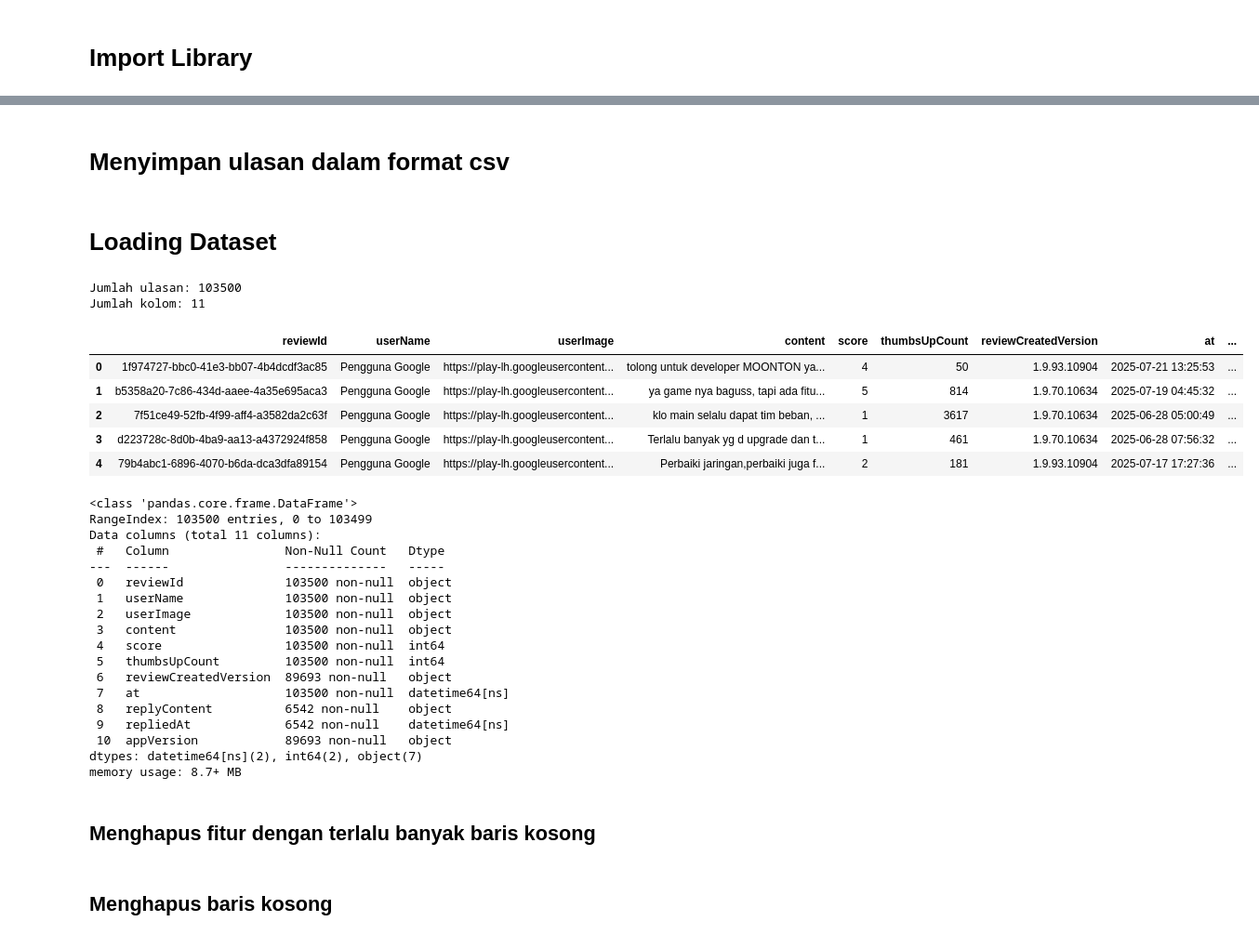
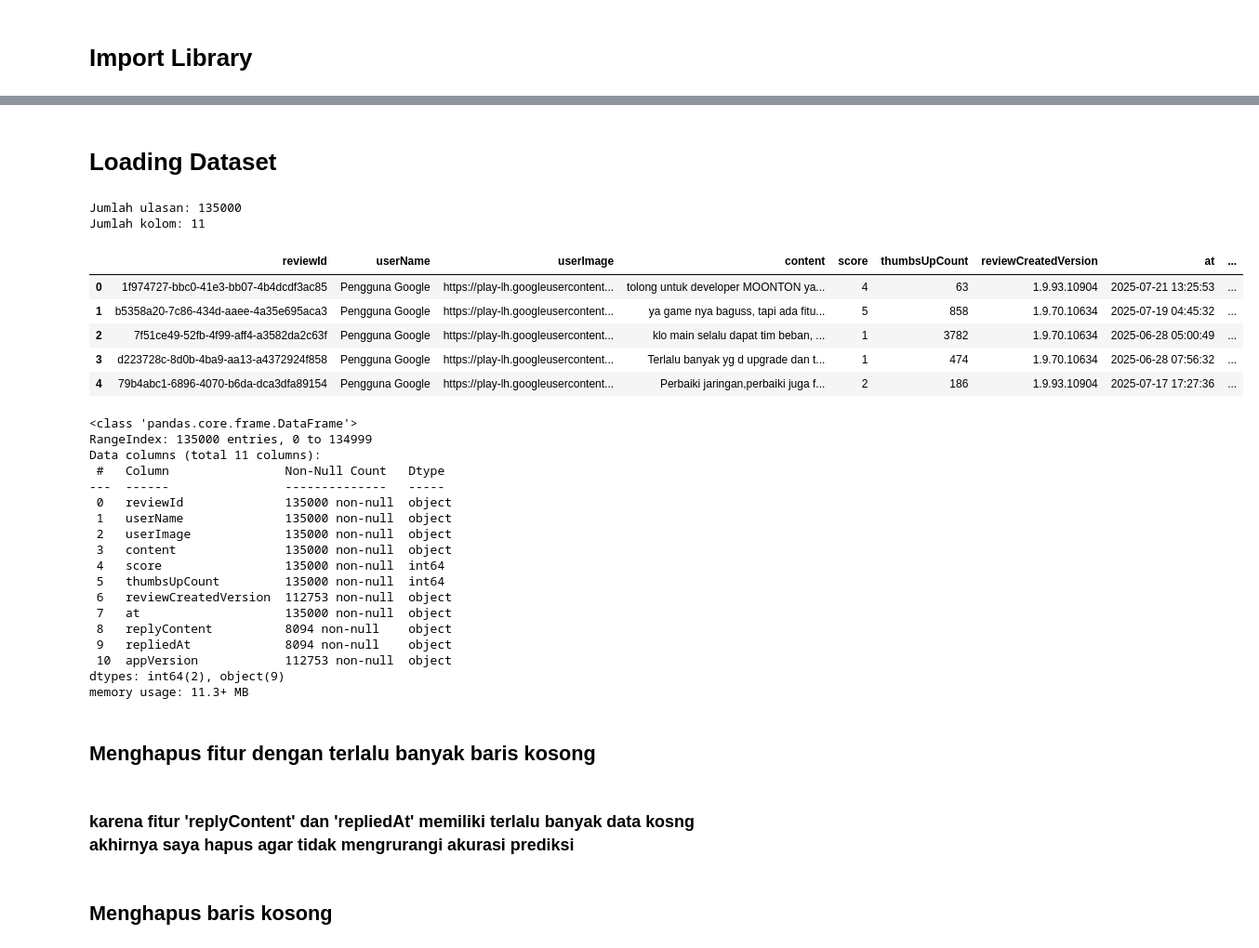
Before and after one commit to Mubarok982/Sentimen-Analisis, a Jupyter notebook: Sentimen_Analisis_pengguna_apk_MLBB.ipynb, the cells around one changed output, grey strips where cells are left out. Shown at 93% size. Saved outputs shown, nothing was run; the diff lists cells and outputs as text; code cells hidden in the pictures.

```diff
--- a/Sentimen_Analisis_pengguna_apk_MLBB.ipynb
+++ b/Sentimen_Analisis_pengguna_apk_MLBB.ipynb
@@ -57,2 +77,0 @@ scrapeview = reviews_all(
-# %% [markdown]
-# **Menyimpan ulasan dalam format csv**
@@ -67,56 +78,52 @@ with open('ulasan_aplikasi_MLBB .csv', mode='w', newline='', encoding='utf-8') a
 # %% [markdown]
 # **Loading Dataset**
 # %%
-app_reviews_df = pd.DataFrame(scrapeview)
-app_reviews_df.shape
-app_reviews_df.head()
-app_reviews_df.to_csv('app_reviews.csv', index=False)
-
-#Membuat dataframe dari hasil scrapeview
-app_reviews_df = pd.DataFrame(scrapeview)
+data = pd.read_csv('ulasan_aplikasi_MLBB.csv')
 
 #menghitung jumlah baris dan kolom dalam dataframe
-jumlah_ulasan, jumlah_kolom = app_reviews_df.shape
+jumlah_ulasan, jumlah_kolom = data.shape
 
 #menampilkan jumlah ulasan dan kolom
 print(f"Jumlah ulasan: {jumlah_ulasan}")
 print(f"Jumlah kolom: {jumlah_kolom}")
 # %% [output]
-Jumlah ulasan: 103500
+Jumlah ulasan: 135000
 Jumlah kolom: 11
 # %%
 # Menampilkan lima baris pertama dari DataFrame app_reviews_df
-app_reviews_df.head()
+data.head()
 # %% [output]
 |  | reviewId | userName | userImage | content | score | thumbsUpCount | reviewCreatedVersion | at | ... |
-| 0 | 1f974727-bbc0-41e3-bb07-4b4dcdf3ac85 | Pengguna Google | https://play-lh.googleusercontent... | tolong untuk developer MOONTON ya... | 4 | 50 | 1.9.93.10904 | 2025-07-21 13:25:53 | ... |
-| 1 | b5358a20-7c86-434d-aaee-4a35e695aca3 | Pengguna Google | https://play-lh.googleusercontent... | ya game nya baguss, tapi ada fitu... | 5 | 814 | 1.9.70.10634 | 2025-07-19 04:45:32 | ... |
-| 2 | 7f51ce49-52fb-4f99-aff4-a3582da2c63f | Pengguna Google | https://play-lh.googleusercontent... | klo main selalu dapat tim beban, ... | 1 | 3617 | 1.9.70.10634 | 2025-06-28 05:00:49 | ... |
-| 3 | d223728c-8d0b-4ba9-aa13-a4372924f858 | Pengguna Google | https://play-lh.googleusercontent... | Terlalu banyak yg d upgrade dan t... | 1 | 461 | 1.9.70.10634 | 2025-06-28 07:56:32 | ... |
-| 4 | 79b4abc1-6896-4070-b6da-dca3dfa89154 | Pengguna Google | https://play-lh.googleusercontent... | Perbaiki jaringan,perbaiki juga f... | 2 | 181 | 1.9.93.10904 | 2025-07-17 17:27:36 | ... |
+| 0 | 1f974727-bbc0-41e3-bb07-4b4dcdf3ac85 | Pengguna Google | https://play-lh.googleusercontent... | tolong untuk developer MOONTON ya... | 4 | 63 | 1.9.93.10904 | 2025-07-21 13:25:53 | ... |
+| 1 | b5358a20-7c86-434d-aaee-4a35e695aca3 | Pengguna Google | https://play-lh.googleusercontent... | ya game nya baguss, tapi ada fitu... | 5 | 858 | 1.9.70.10634 | 2025-07-19 04:45:32 | ... |
+| 2 | 7f51ce49-52fb-4f99-aff4-a3582da2c63f | Pengguna Google | https://play-lh.googleusercontent... | klo main selalu dapat tim beban, ... | 1 | 3782 | 1.9.70.10634 | 2025-06-28 05:00:49 | ... |
+| 3 | d223728c-8d0b-4ba9-aa13-a4372924f858 | Pengguna Google | https://play-lh.googleusercontent... | Terlalu banyak yg d upgrade dan t... | 1 | 474 | 1.9.70.10634 | 2025-06-28 07:56:32 | ... |
+| 4 | 79b4abc1-6896-4070-b6da-dca3dfa89154 | Pengguna Google | https://play-lh.googleusercontent... | Perbaiki jaringan,perbaiki juga f... | 2 | 186 | 1.9.93.10904 | 2025-07-17 17:27:36 | ... |
 # %%
 # Menampilkan informasi tentang DataFrame
-app_reviews_df.info()
+data.info()
 # %% [output]
 <class 'pandas.core.frame.DataFrame'>
-RangeIndex: 103500 entries, 0 to 103499
+RangeIndex: 135000 entries, 0 to 134999
 Data columns (total 11 columns):
  #   Column                Non-Null Count   Dtype
 ---  ------                --------------   -----
- 0   reviewId              103500 non-null  object
- 1   userName              103500 non-null  object
- 2   userImage             103500 non-null  object
- 3   content               103500 non-null  object
- 4   score                 103500 non-null  int64
- 5   thumbsUpCount         103500 non-null  int64
- 6   reviewCreatedVersion  89693 non-null   object
- 7   at                    103500 non-null  datetime64[ns]
- 8   replyContent          6542 non-null    object
- 9   repliedAt             6542 non-null    datetime64[ns]
- 10  appVersion            89693 non-null   object
-dtypes: datetime64[ns](2), int64(2), object(7)
-memory usage: 8.7+ MB
+ 0   reviewId              135000 non-null  object
+ 1   userName              135000 non-null  object
+ 2   userImage             135000 non-null  object
+ 3   content               135000 non-null  object
+ 4   score                 135000 non-null  int64
+ 5   thumbsUpCount         135000 non-null  int64
+ 6   reviewCreatedVersion  112753 non-null  object
+ 7   at                    135000 non-null  object
+ 8   replyContent          8094 non-null    object
+ 9   repliedAt             8094 non-null    object
+ 10  appVersion            112753 non-null  object
+dtypes: int64(2), object(9)
+memory usage: 11.3+ MB
 # %% [markdown]
 ## **Menghapus fitur dengan terlalu banyak baris kosong**
+# %% [markdown]
+### **karena fitur 'replyContent' dan 'repliedAt' memiliki terlalu banyak data kosng akhirnya saya hapus agar tidak mengrurangi akurasi prediksi**
 # %%
 # Hapus dari DataFrame
```
Also changed, not shown: parts of 22 cells of this notebook.
